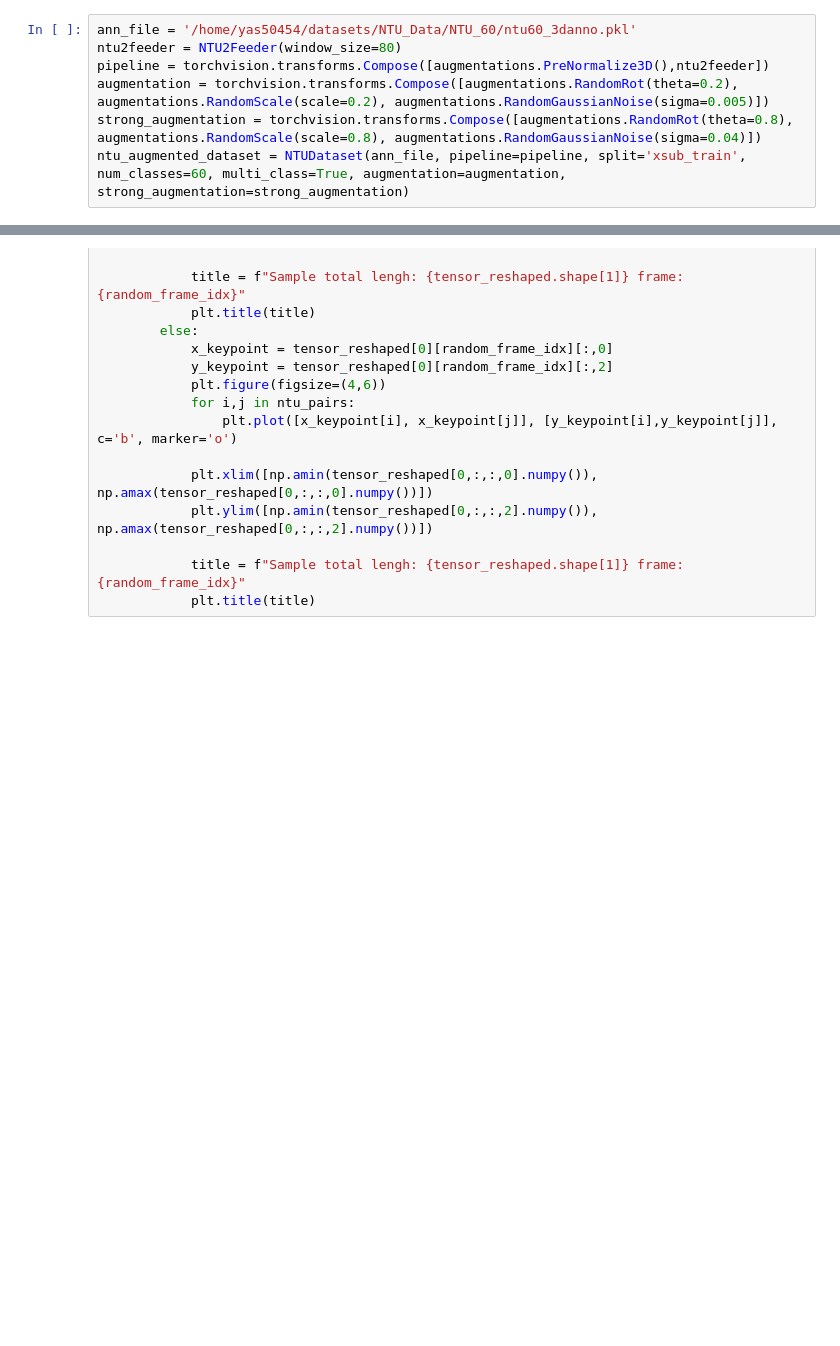
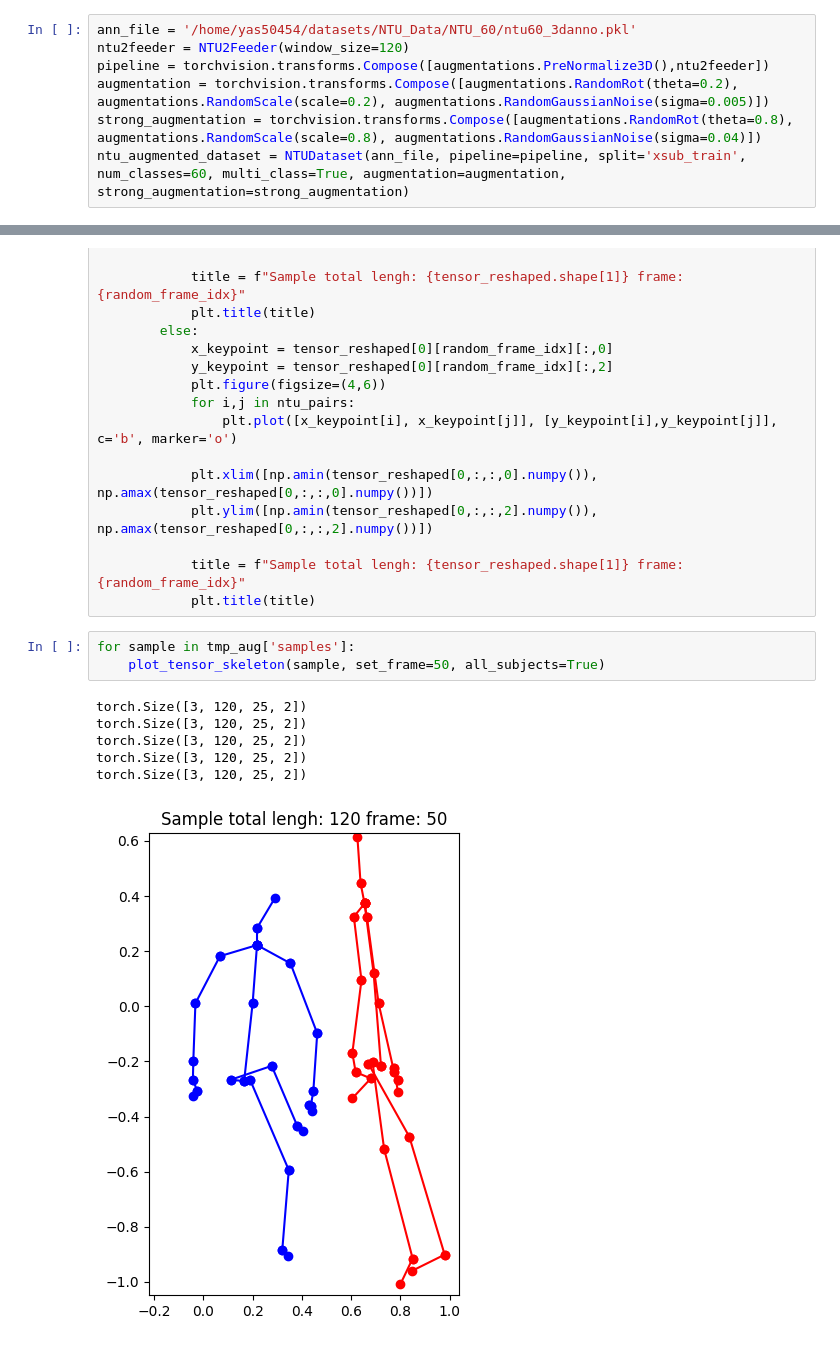
Before and after one commit to sakuragi97/human_skeleton_action_recognition, a Jupyter notebook: STTFormer/DINO_explore.ipynb, the cells around one changed output, grey strips where cells are left out. Drawn from its saved outputs; the diff is of its cells as text; blank space fills up the shorter version.

```diff
--- a/STTFormer/DINO_explore.ipynb
+++ b/STTFormer/DINO_explore.ipynb
@@ -36,6 +44,6 @@ action_classes = [
 # %%
 ann_file = '/home/yas50454/datasets/NTU_Data/NTU_60/ntu60_3danno.pkl'
-ntu2feeder = NTU2Feeder(window_size=80)
+ntu2feeder = NTU2Feeder(window_size=120)
 pipeline = torchvision.transforms.Compose([augmentations.PreNormalize3D(),ntu2feeder])
 augmentation = torchvision.transforms.Compose([augmentations.RandomRot(theta=0.2), augmentations.RandomScale(scale=0.2), augmentations.RandomGaussianNoise(sigma=0.005)])
 strong_augmentation = torchvision.transforms.Compose([augmentations.RandomRot(theta=0.8), augmentations.RandomScale(scale=0.8), augmentations.RandomGaussianNoise(sigma=0.04)])
@@ -117,3 +117,13 @@ def plot_tensor_skeleton(tensor: torch.Tensor, set_frame: int=None, all_subjects
 
             title = f"Sample total lengh: {tensor_reshaped.shape[1]} frame: {random_frame_idx}"
             plt.title(title)
+# %%
+for sample in tmp_aug['samples']:
+    plot_tensor_skeleton(sample, set_frame=50, all_subjects=True)
+# %% [output]
+torch.Size([3, 120, 25, 2])
+torch.Size([3, 120, 25, 2])
+torch.Size([3, 120, 25, 2])
+torch.Size([3, 120, 25, 2])
+torch.Size([3, 120, 25, 2])
+[figure, added]
```
Also changed, not shown: parts of 21 cells of this notebook, 3 other files.
